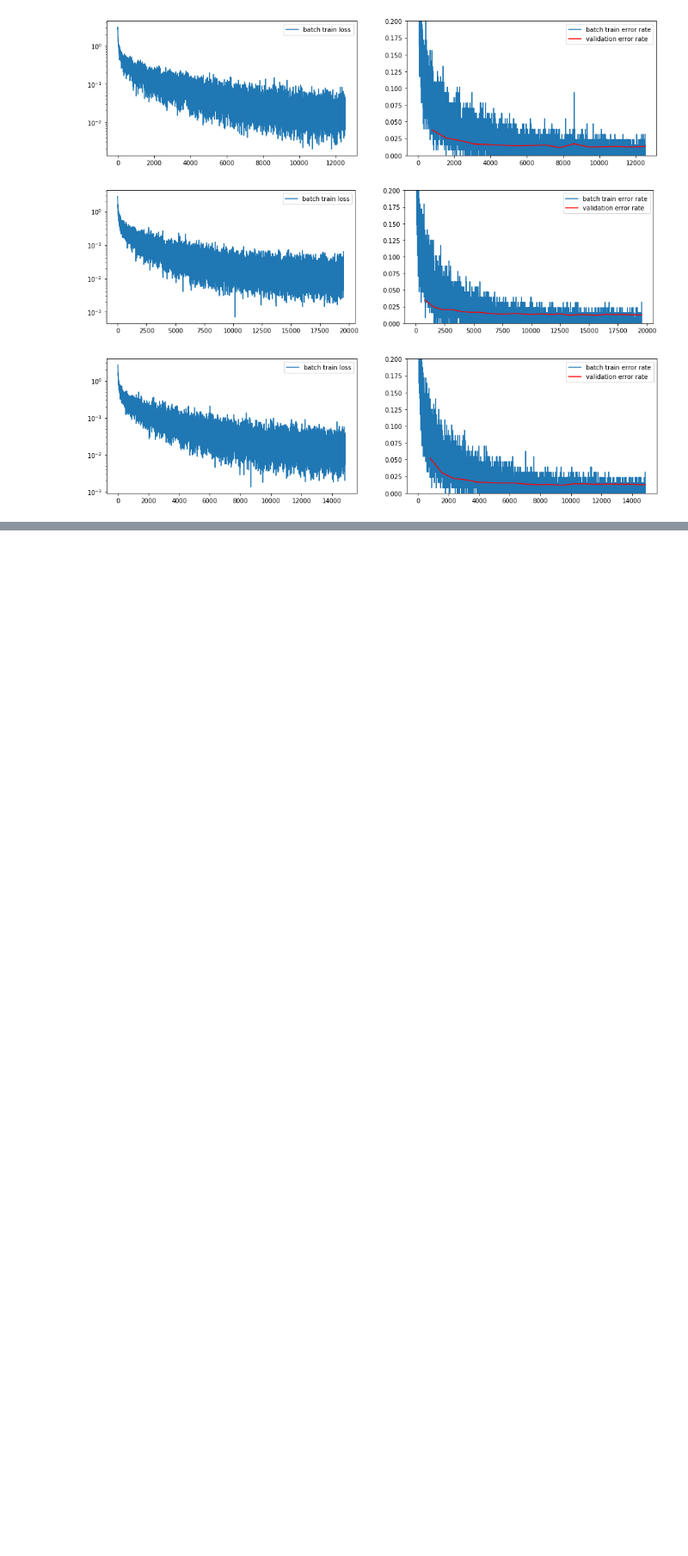
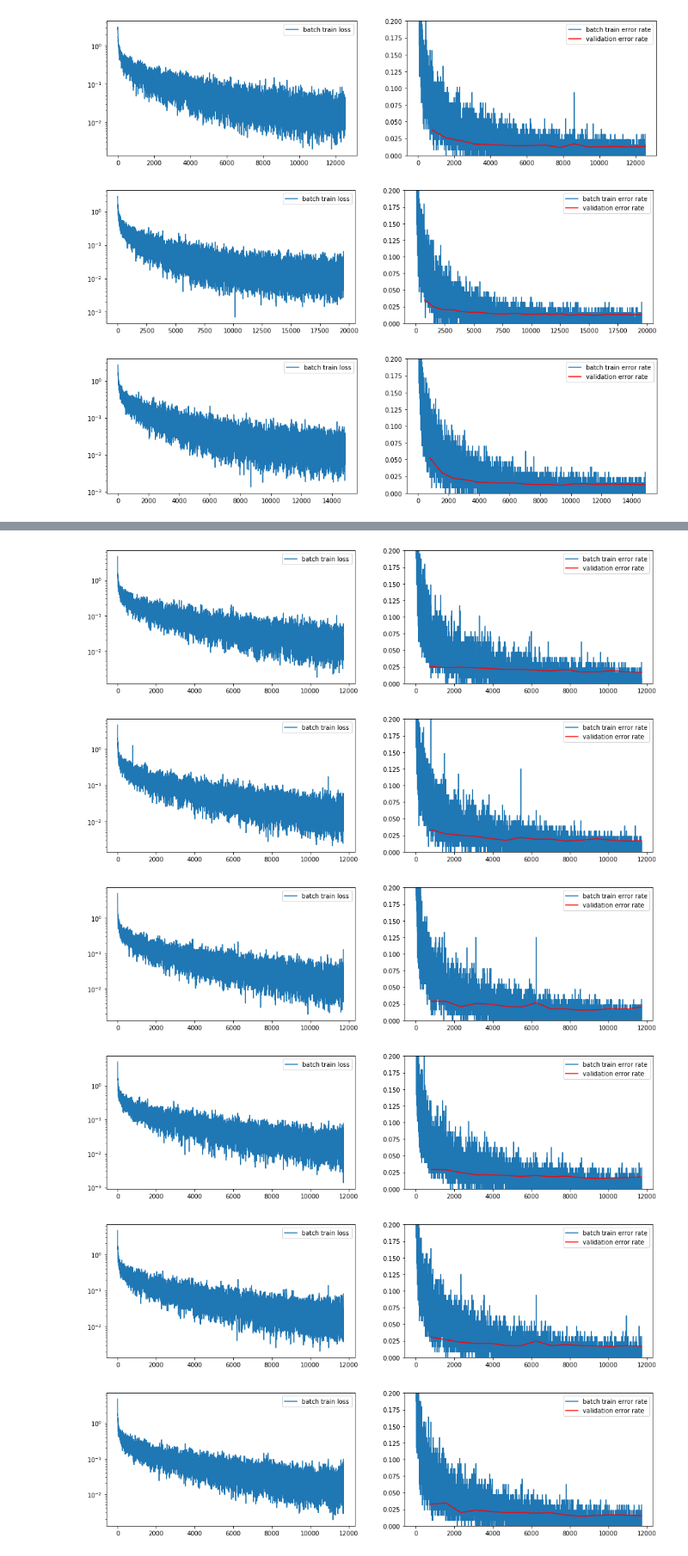
Before and after one commit to lekcyjna123/dl_uwr, a Jupyter notebook: Assignments/Assignment2.ipynb, the cells around one changed output, grey strips where cells are left out. Shown at 86% size. Saved outputs shown, nothing was run; the diff lists cells and outputs as text; code cells hidden in the pictures; blank space fills up the shorter version.

```diff
--- a/Assignments/Assignment2.ipynb
+++ b/Assignments/Assignment2.ipynb
@@ -464,7 +464,8 @@ def SGD(
     min_alpha=0.01,
     mi_decay=0.9,
     mi_start_dec_epoch=2,
-    mi_stop_dec_epoch=15
+    mi_stop_dec_epoch=15,
+    row_norm=None
 ):
 
     # Put the model in train mode, and move to the evaluation device.
@@ -560,6 +561,13 @@ def SGD(
                         #       using your learning rate schedule and momentum
                         #
                         p += v
+                        if "weight" in name and row_norm is not None:
+                            #
+                            # Norm constraints
+                            #
+                            normaL1=torch.sum(p, axis=1)
+                            normaL1[normaL1<row_norm]=1
+                            p /= normaL1.reshape((-1,1))
 
                         # Zero gradients for the next iteration
                         p.grad.zero_()
@@ -1299,0 +1339,62 @@ Test error rate: 1.390%, training took 49s.
+# %%
+def runTest():
+    class Model(nn.Module):
+        def __init__(self, *args, **kwargs):
+            super(Model, self).__init__()
+            self.layers = nn.Sequential(*args, **kwargs)
+
+        def forward(self, X):
+            X = X.view(X.size(0), -1)
+            return self.layers.forward(X)
+
+        def loss(self, Out, Targets):
+            return F.cross_entropy(Out, Targets)
+
+
+    model = Model(
+        nn.Linear(28 * 28, 1500),
+        nn.Dropout(p=0.15),
+        MojaBatchNormalizacja(1500),
+        nn.ReLU(),
+        nn.Linear(1500,512),
+        nn.Dropout(p=0.10),
+        MojaBatchNormalizacja(512),
+        nn.ReLU(),
+        nn.Linear(512,256),
+        nn.Dropout(p=0.05),
+        MojaBatchNormalizacja(256),
+        nn.ReLU(),
+        nn.Linear(256,10)
+                 )
+
+    with torch.no_grad():
+        # Initialize parameters
+        for name, p in model.named_parameters():
+            if "weight" in name:
+                p.normal_(0, 1/np.sqrt(p.shape[0]*2))
+            elif "bias" in name:
+                p.zero_()
+            elif "skala" in name:
+                p.fill_(1)
+            elif "przesuniecie" in name:
+                p.zero_()
+            else:
+                raise ValueError('Unknown parameter name "%s"' % name)
+
+    # On GPU enabled devices set device='cuda' else set device='cpu'
+    t_start = time.time()
+    SGD(model, mnist_loaders, alpha=1e-1, max_num_epochs=15, device="cuda", epoch_timer_to_reset_alpha=3,
+        alpha_decay=0.85, mi=0.3, decay=0.0002, min_alpha=0.005, mi_decay=0.9, mi_start_dec_epoch=5,
+       mi_stop_dec_epoch=12, patience_expansion=2)
+
+
+    test_err_rate = compute_error_rate(model, mnist_loaders["test"])
+    m = (
+        f"Test error rate: {test_err_rate * 100.0:.3f}%, "
+        f"training took {time.time() - t_start:.0f}s."
+    )
+    print("{0}\n{1}\n{0}".format("-" * len(m), m))
+    return test_err_rate
+result=[runTest() for i in range(7)]
+print(result)
+# %% [output]
@@ -1299,0 +1411,6 @@ Test error rate: 1.390%, training took 49s.
+[figure, added]
+[figure, added]
+[figure, added]
+[figure, added]
+[figure, added]
+[figure, added]
```
Also changed, not shown: parts of 6 cells of this notebook.
